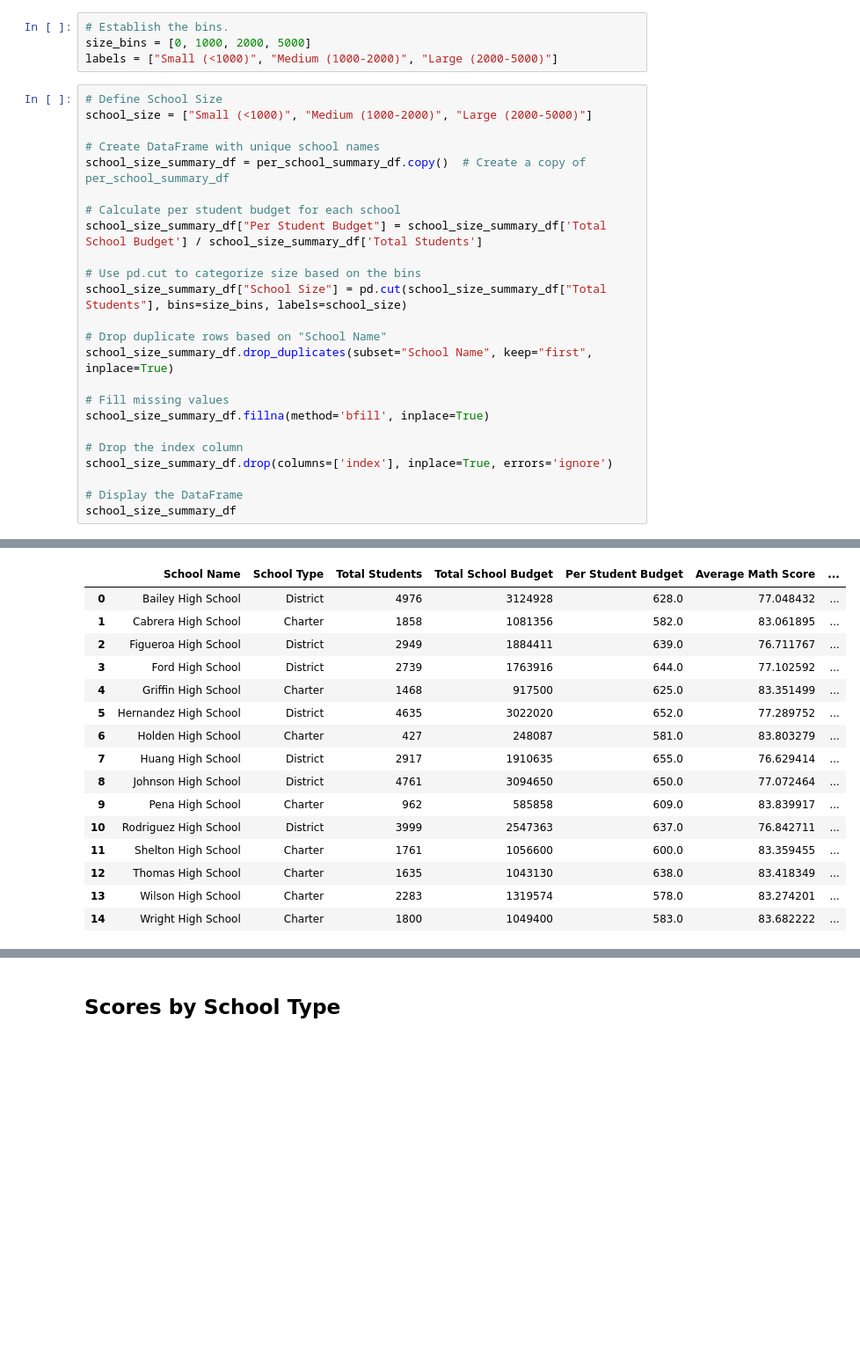
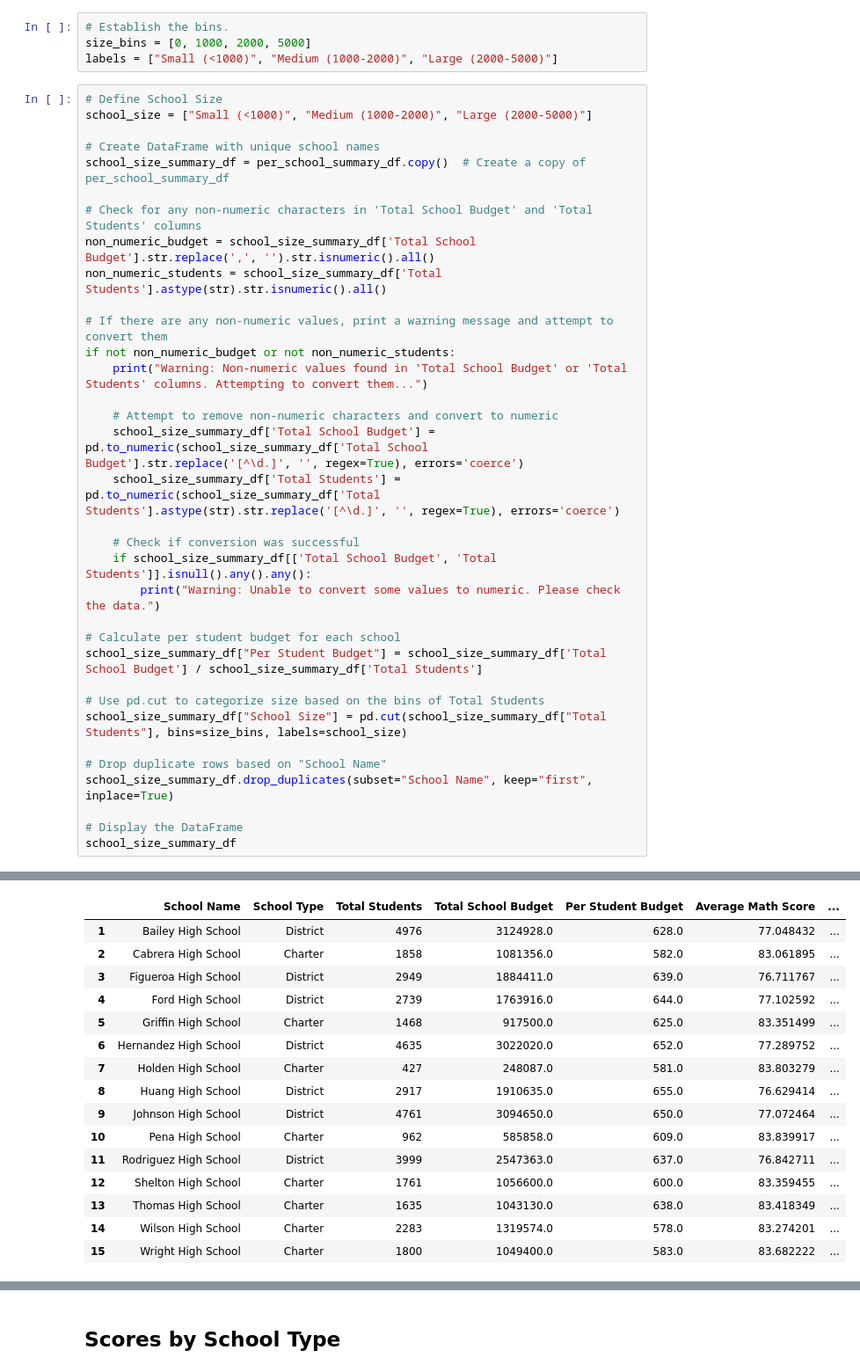
Before and after one commit to spoudel977/pandas-challenge, a Jupyter notebook: PyCitySchool/PyCitySchools_final.ipynb, the cells around one changed output, grey strips where cells are left out. Shown at 88% size. Cells and saved outputs as stored; diff of their text form; blank space fills up the shorter version.

Commit message:
error in School size columns - generating same (small size in all rows) fixed

```diff
--- a/PyCitySchool/PyCitySchools_final.ipynb
+++ b/PyCitySchool/PyCitySchools_final.ipynb
@@ -548,21 +548,31 @@ school_size = ["Small (<1000)", "Medium (1000-2000)", "Large (2000-5000)"]
 # Create DataFrame with unique school names
 school_size_summary_df = per_school_summary_df.copy()  # Create a copy of per_school_summary_df
 
+# Check for any non-numeric characters in 'Total School Budget' and 'Total Students' columns
+non_numeric_budget = school_size_summary_df['Total School Budget'].str.replace(',', '').str.isnumeric().all()
+non_numeric_students = school_size_summary_df['Total Students'].astype(str).str.isnumeric().all()
+
+# If there are any non-numeric values, print a warning message and attempt to convert them
+if not non_numeric_budget or not non_numeric_students:
+    print("Warning: Non-numeric values found in 'Total School Budget' or 'Total Students' columns. Attempting to convert them...")
+
+    # Attempt to remove non-numeric characters and convert to numeric
+    school_size_summary_df['Total School Budget'] = pd.to_numeric(school_size_summary_df['Total School Budget'].str.replace('[^\d.]', '', regex=True), errors='coerce')
+    school_size_summary_df['Total Students'] = pd.to_numeric(school_size_summary_df['Total Students'].astype(str).str.replace('[^\d.]', '', regex=True), errors='coerce')
+
+    # Check if conversion was successful
+    if school_size_summary_df[['Total School Budget', 'Total Students']].isnull().any().any():
+        print("Warning: Unable to convert some values to numeric. Please check the data.")
+
 # Calculate per student budget for each school
 school_size_summary_df["Per Student Budget"] = school_size_summary_df['Total School Budget'] / school_size_summary_df['Total Students']
 
-# Use pd.cut to categorize size based on the bins
+# Use pd.cut to categorize size based on the bins of Total Students
 school_size_summary_df["School Size"] = pd.cut(school_size_summary_df["Total Students"], bins=size_bins, labels=school_size)
 
 # Drop duplicate rows based on "School Name"
 school_size_summary_df.drop_duplicates(subset="School Name", keep="first", inplace=True)
 
-# Fill missing values
-school_size_summary_df.fillna(method='bfill', inplace=True)
-
-# Drop the index column
-school_size_summary_df.drop(columns=['index'], inplace=True, errors='ignore')
-
 # Display the DataFrame
 school_size_summary_df
 # %% [output]
@@ -569,18 +580,18 @@ school_size_summary_df
 |  | School Name | School Type | Total Students | Total School Budget | Per Student Budget | Average Math Score | ... |
-| 0 | Bailey High School | District | 4976 | 3124928 | 628.0 | 77.048432 | ... |
-| 1 | Cabrera High School | Charter | 1858 | 1081356 | 582.0 | 83.061895 | ... |
-| 2 | Figueroa High School | District | 2949 | 1884411 | 639.0 | 76.711767 | ... |
-| 3 | Ford High School | District | 2739 | 1763916 | 644.0 | 77.102592 | ... |
-| 4 | Griffin High School | Charter | 1468 | 917500 | 625.0 | 83.351499 | ... |
-| 5 | Hernandez High School | District | 4635 | 3022020 | 652.0 | 77.289752 | ... |
-| 6 | Holden High School | Charter | 427 | 248087 | 581.0 | 83.803279 | ... |
-| 7 | Huang High School | District | 2917 | 1910635 | 655.0 | 76.629414 | ... |
-| 8 | Johnson High School | District | 4761 | 3094650 | 650.0 | 77.072464 | ... |
-| 9 | Pena High School | Charter | 962 | 585858 | 609.0 | 83.839917 | ... |
-| 10 | Rodriguez High School | District | 3999 | 2547363 | 637.0 | 76.842711 | ... |
-| 11 | Shelton High School | Charter | 1761 | 1056600 | 600.0 | 83.359455 | ... |
-| 12 | Thomas High School | Charter | 1635 | 1043130 | 638.0 | 83.418349 | ... |
-| 13 | Wilson High School | Charter | 2283 | 1319574 | 578.0 | 83.274201 | ... |
-| 14 | Wright High School | Charter | 1800 | 1049400 | 583.0 | 83.682222 | ... |
+| 1 | Bailey High School | District | 4976 | 3124928.0 | 628.0 | 77.048432 | ... |
+| 2 | Cabrera High School | Charter | 1858 | 1081356.0 | 582.0 | 83.061895 | ... |
+| 3 | Figueroa High School | District | 2949 | 1884411.0 | 639.0 | 76.711767 | ... |
+| 4 | Ford High School | District | 2739 | 1763916.0 | 644.0 | 77.102592 | ... |
+| 5 | Griffin High School | Charter | 1468 | 917500.0 | 625.0 | 83.351499 | ... |
+| 6 | Hernandez High School | District | 4635 | 3022020.0 | 652.0 | 77.289752 | ... |
+| 7 | Holden High School | Charter | 427 | 248087.0 | 581.0 | 83.803279 | ... |
+| 8 | Huang High School | District | 2917 | 1910635.0 | 655.0 | 76.629414 | ... |
+| 9 | Johnson High School | District | 4761 | 3094650.0 | 650.0 | 77.072464 | ... |
+| 10 | Pena High School | Charter | 962 | 585858.0 | 609.0 | 83.839917 | ... |
+| 11 | Rodriguez High School | District | 3999 | 2547363.0 | 637.0 | 76.842711 | ... |
+| 12 | Shelton High School | Charter | 1761 | 1056600.0 | 600.0 | 83.359455 | ... |
+| 13 | Thomas High School | Charter | 1635 | 1043130.0 | 638.0 | 83.418349 | ... |
+| 14 | Wilson High School | Charter | 2283 | 1319574.0 | 578.0 | 83.274201 | ... |
+| 15 | Wright High School | Charter | 1800 | 1049400.0 | 583.0 | 83.682222 | ... |
 # %%
 # Convert the list of dictionaries to a DataFrame
```
Also changed, not shown: parts of 5 cells of this notebook.
